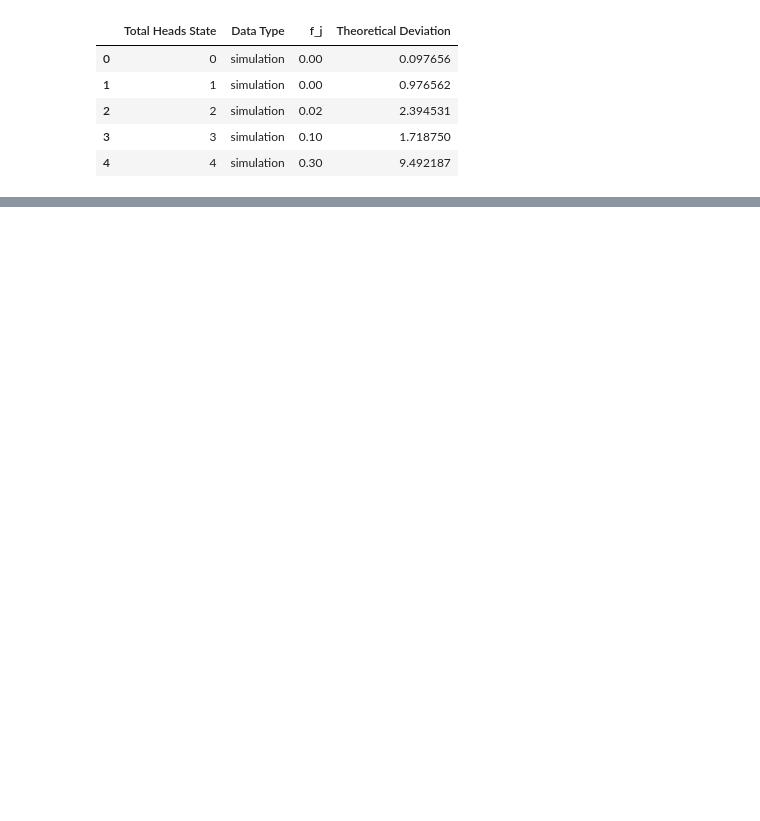
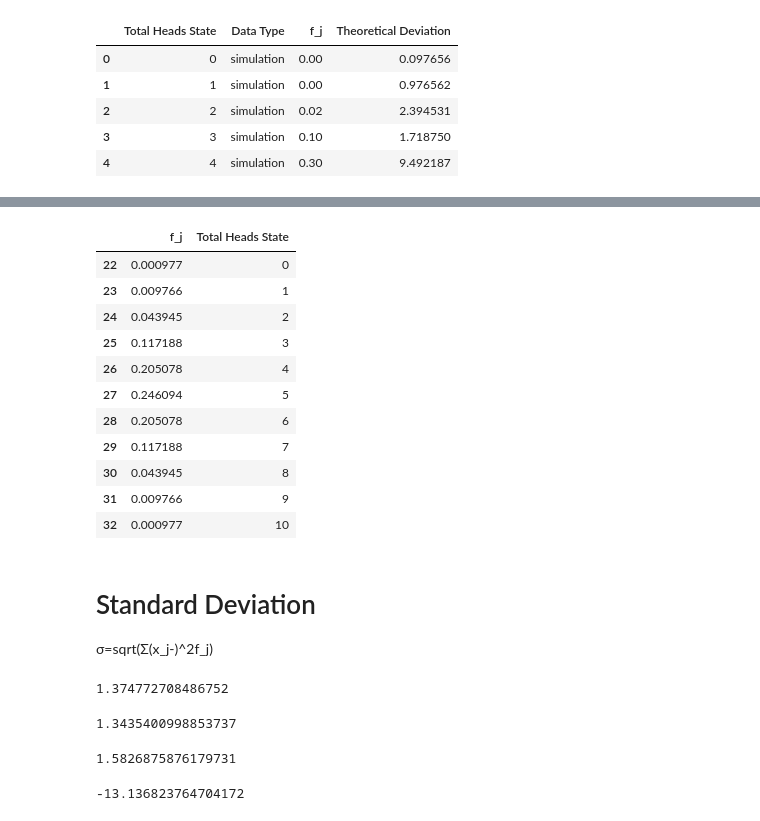
Before and after one commit to schwarzschlyle/experimental-physics, a Jupyter notebook: binomial-distribution/distribution-functions.ipynb, the cells around one changed output, grey strips where cells are left out. Drawn from its saved outputs; the diff is of its cells as text; code cells hidden in the pictures; blank space fills up the shorter version.

```diff
--- a/binomial-distribution/distribution-functions.ipynb
+++ b/binomial-distribution/distribution-functions.ipynb
@@ -197,0 +335,38 @@ files.download('merged_pdf.csv')
+# %%
+merged_pdf_df.loc[merged_pdf_df['Data Type'] == 'theoretical'][['f_j','Total Heads State']]
+# %% [output]
+|  | f_j | Total Heads State |
+| 22 | 0.000977 | 0 |
+| 23 | 0.009766 | 1 |
+| 24 | 0.043945 | 2 |
+| 25 | 0.117188 | 3 |
+| 26 | 0.205078 | 4 |
+| 27 | 0.246094 | 5 |
+| 28 | 0.205078 | 6 |
+| 29 | 0.117188 | 7 |
+| 30 | 0.043945 | 8 |
+| 31 | 0.009766 | 9 |
+| 32 | 0.000977 | 10 |
+# %% [markdown]
+# Standard Deviation
+
+σ=sqrt(Σ(x_j-<x>)^2f_j)
+# %%
+np.math.sqrt((((merged_pdf_df.loc[merged_pdf_df['Data Type'] == 'experimental']['Total Heads State']-5.1000000000000005)**2)
+*merged_pdf_df.loc[merged_pdf_df['Data Type'] == 'experimental']['f_j']).sum())
+# %% [output]
+1.374772708486752
+# %%
+np.math.sqrt((((merged_pdf_df.loc[merged_pdf_df['Data Type'] == 'simulation']['Total Heads State']-4.93)**2)
+*merged_pdf_df.loc[merged_pdf_df['Data Type'] == 'simulation']['f_j']).sum())
+# %% [output]
+1.3435400998853737
+# %%
+np.math.sqrt((((merged_pdf_df.loc[merged_pdf_df['Data Type'] == 'theoretical']['Total Heads State']-4.93)**2)
+*merged_pdf_df.loc[merged_pdf_df['Data Type'] == 'theoretical']['f_j']).sum())
+# %% [output]
+1.5826875876179731
+# %%
+((1.374772708486752-1.5826875876179731)/1.5826875876179731)*100
+# %% [output]
+-13.136823764704172
```
Also changed, not shown: parts of 18 cells of this notebook.
